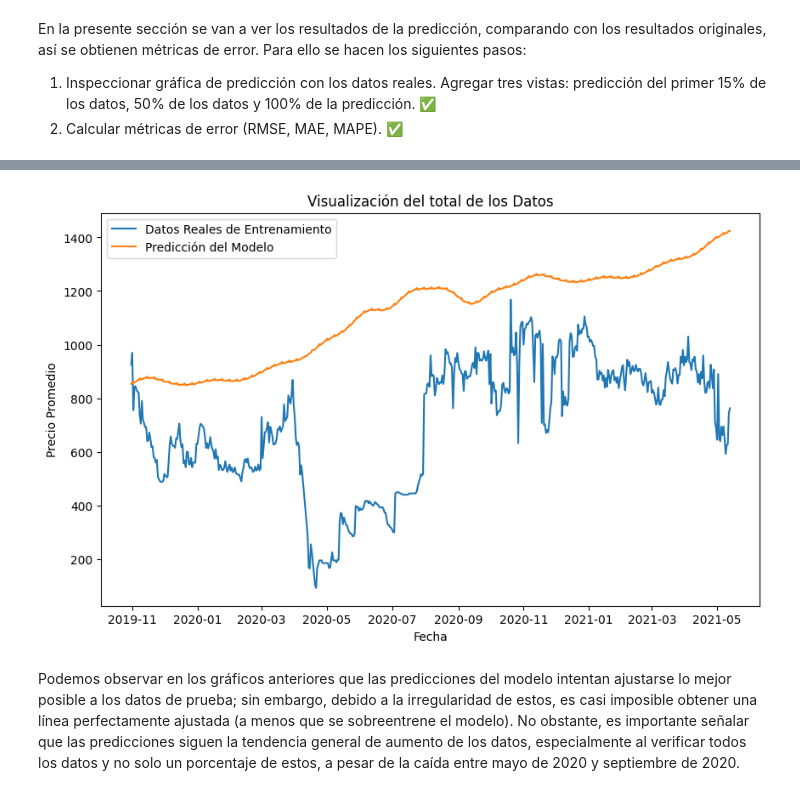
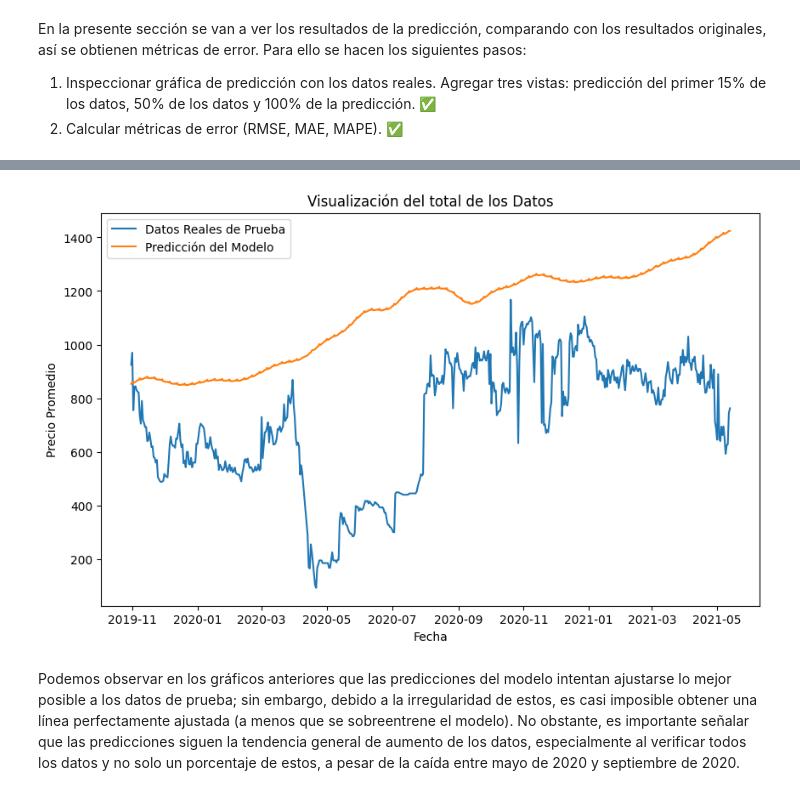
Before and after one commit to melaniejalea/Laboratorios-MDS7202, a Jupyter notebook: Laboratorio 8/Lab8.ipynb, the cells around one changed output, grey strips where cells are left out. Cells and saved outputs as stored; diff of their text form; code cells hidden in the pictures.

```diff
--- a/Laboratorio 8/Lab8.ipynb
+++ b/Laboratorio 8/Lab8.ipynb
@@ -531,15 +531,15 @@ plt.show()
 # %%
 # 100% de los datos
 plt.figure(figsize=(10, 6))
-plt.plot(df_new_test['ds'], df_new_test['y'], label='Datos Reales de Entrenamiento')
+plt.plot(df_new_test['ds'], df_new_test['y'], label='Datos Reales de Prueba')
 plt.plot(forecast['ds'], forecast['yhat'], label='Predicción del Modelo')
 plt.title('Visualización del total de los Datos')
 plt.xlabel('Fecha')
 plt.ylabel('Precio Promedio')
 plt.legend()
 plt.show()
 # %% [output]
-[figure, old version]
+[figure, new version]
 # %% [markdown]
 Podemos observar en los gráficos anteriores que las predicciones del modelo intentan ajustarse lo mejor posible a los datos de prueba; sin embargo, debido a la irregularidad de estos, es casi imposible obtener una línea perfectamente ajustada (a menos que se sobreentrene el modelo). No obstante, es importante señalar que las predicciones siguen la tendencia general de aumento de los datos, especialmente al verificar todos los datos y no solo un porcentaje de estos, a pesar de la caída entre mayo de 2020 y septiembre de 2020.
 # %%
```
Also changed, not shown: parts of 7 cells of this notebook.
